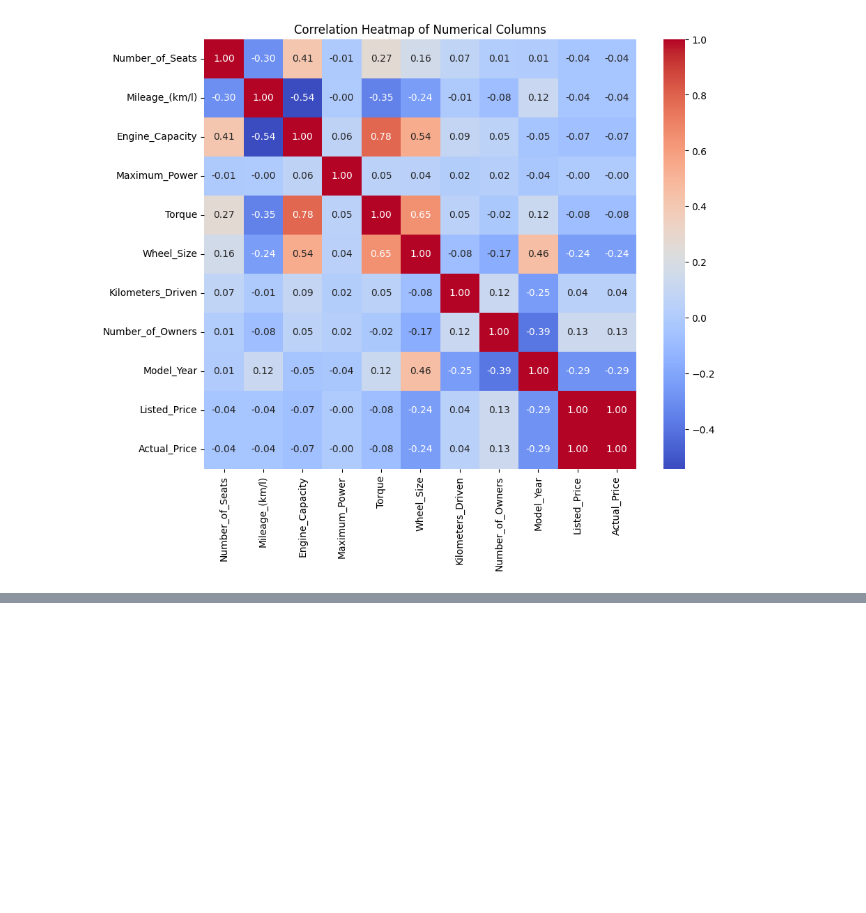
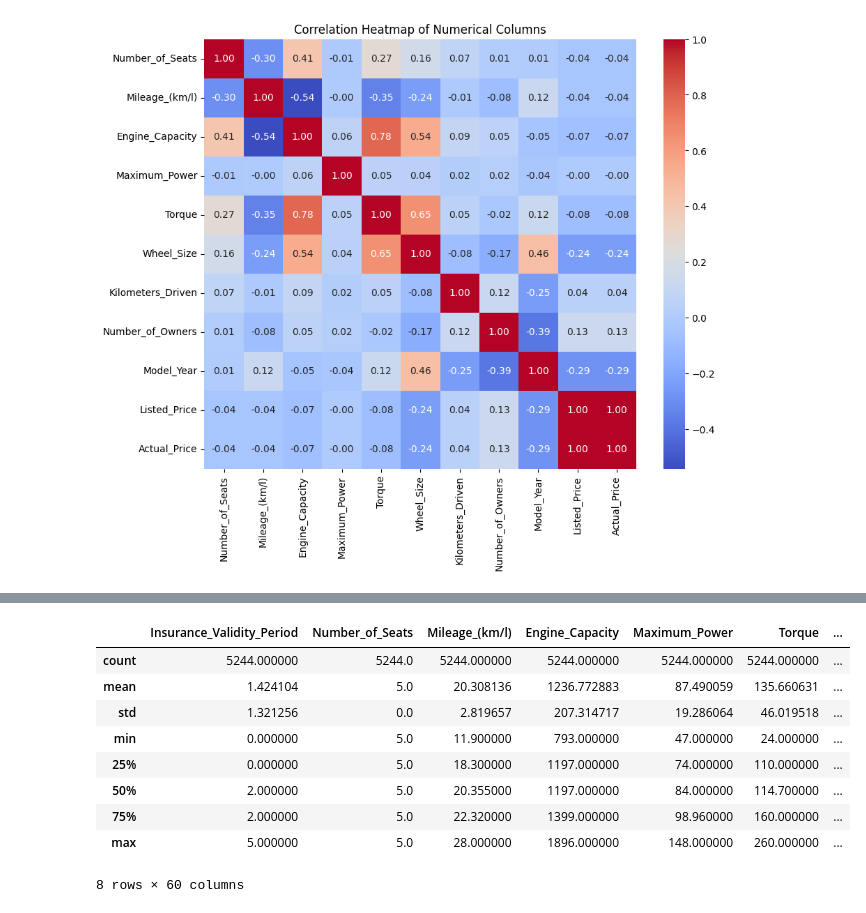
Before and after one commit to Nagasuruthi-R/car_dheko_machine_learning, a Jupyter notebook: project/encoding_entire_cleaned_dataset.ipynb, the cells around one changed output, grey strips where cells are left out. Saved outputs shown, nothing was run; the diff lists cells and outputs as text; code cells hidden in the pictures; blank space fills up the shorter version.

```diff
--- a/project/encoding_entire_cleaned_dataset.ipynb
+++ b/project/encoding_entire_cleaned_dataset.ipynb
@@ -236,0 +202,13 @@ plt.show()
+# %%
+df_reduced.describe()
+# %% [output]
+|  | Insurance_Validity_Period | Number_of_Seats | Mileage_(km/l) | Engine_Capacity | Maximum_Power | Torque | ... |
+| count | 5244.000000 | 5244.0 | 5244.000000 | 5244.000000 | 5244.000000 | 5244.000000 | ... |
+| mean | 1.424104 | 5.0 | 20.308136 | 1236.772883 | 87.490059 | 135.660631 | ... |
+| std | 1.321256 | 0.0 | 2.819657 | 207.314717 | 19.286064 | 46.019518 | ... |
+| min | 0.000000 | 5.0 | 11.900000 | 793.000000 | 47.000000 | 24.000000 | ... |
+| 25% | 0.000000 | 5.0 | 18.300000 | 1197.000000 | 74.000000 | 110.000000 | ... |
+| 50% | 2.000000 | 5.0 | 20.355000 | 1197.000000 | 84.000000 | 114.700000 | ... |
+| 75% | 2.000000 | 5.0 | 22.320000 | 1399.000000 | 98.960000 | 160.000000 | ... |
+| max | 5.000000 | 5.0 | 28.000000 | 1896.000000 | 148.000000 | 260.000000 | ... |
+8 rows × 60 columns
```
Also changed, not shown: parts of 51 cells of this notebook, 6 other files.
